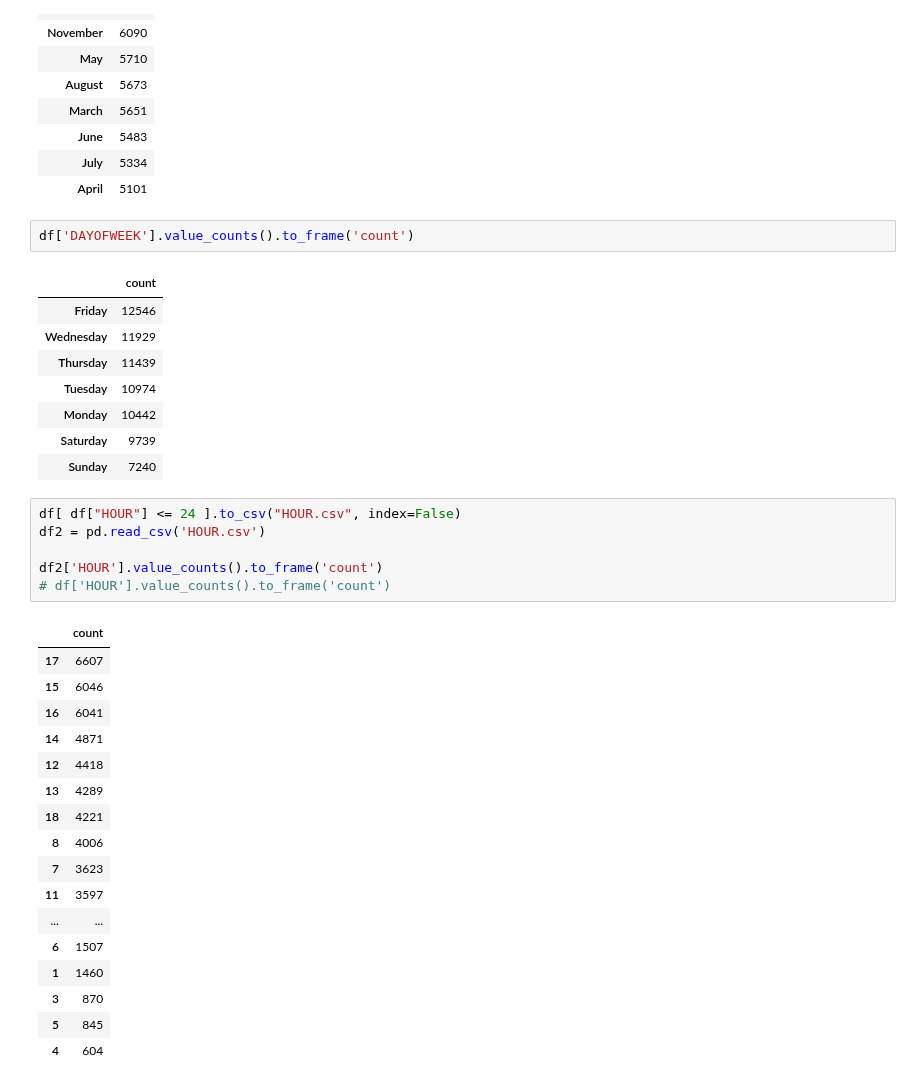
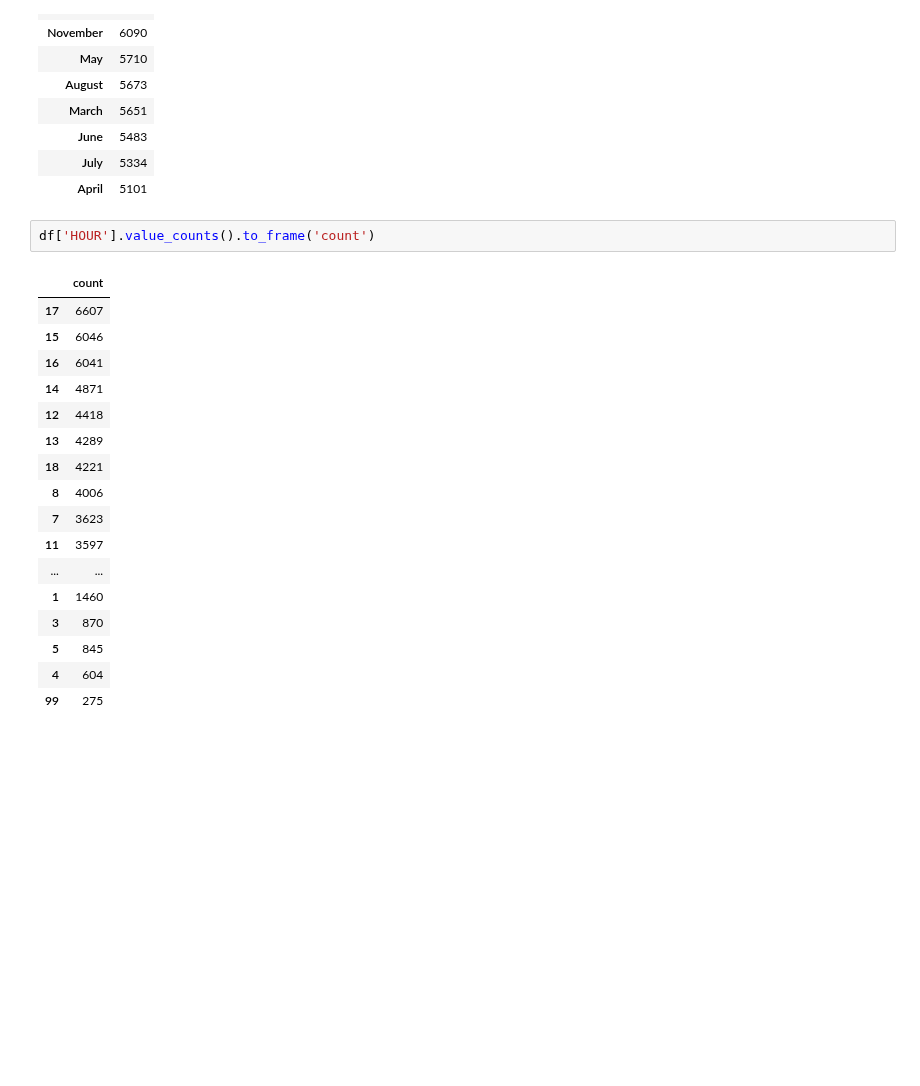
Before and after one commit to Ambush3/GR_Crash_Data, a Jupyter notebook: Crash.ipynb, the cells around one changed output. Saved outputs shown, nothing was run; the diff lists cells and outputs as text; blank space fills up the shorter version.

```diff
--- a/Crash.ipynb
+++ b/Crash.ipynb
@@ -145,38 +145,23 @@ df['MONTH'].value_counts().to_frame('count')
 | July | 5334 |
 | April | 5101 |
 # %%
-df['DAYOFWEEK'].value_counts().to_frame('count')
+df['HOUR'].value_counts().to_frame('count')
 # %% [output]
 |  | count |
-| Friday | 12546 |
-| Wednesday | 11929 |
-| Thursday | 11439 |
-| Tuesday | 10974 |
-| Monday | 10442 |
-| Saturday | 9739 |
-| Sunday | 7240 |
+| 17 | 6607 |
+| 15 | 6046 |
+| 16 | 6041 |
+| 14 | 4871 |
+| 12 | 4418 |
+| 13 | 4289 |
+| 18 | 4221 |
+| 8 | 4006 |
+| 7 | 3623 |
+| 11 | 3597 |
+| ... | ... |
+| 1 | 1460 |
+| 3 | 870 |
+| 5 | 845 |
+| 4 | 604 |
+| 99 | 275 |
-# %%
-df[ df["HOUR"] <= 24 ].to_csv("HOUR.csv", index=False)
-df2 = pd.read_csv('HOUR.csv')
-
-df2['HOUR'].value_counts().to_frame('count')
-# df['HOUR'].value_counts().to_frame('count')
-# %% [output]
-|  | count |
-| 17 | 6607 |
-| 15 | 6046 |
-| 16 | 6041 |
-| 14 | 4871 |
-| 12 | 4418 |
-| 13 | 4289 |
-| 18 | 4221 |
-| 8 | 4006 |
-| 7 | 3623 |
-| 11 | 3597 |
-| ... | ... |
-| 6 | 1507 |
-| 1 | 1460 |
-| 3 | 870 |
-| 5 | 845 |
-| 4 | 604 |
 # %%
```
Also changed, not shown: parts of 7 cells of this notebook.
